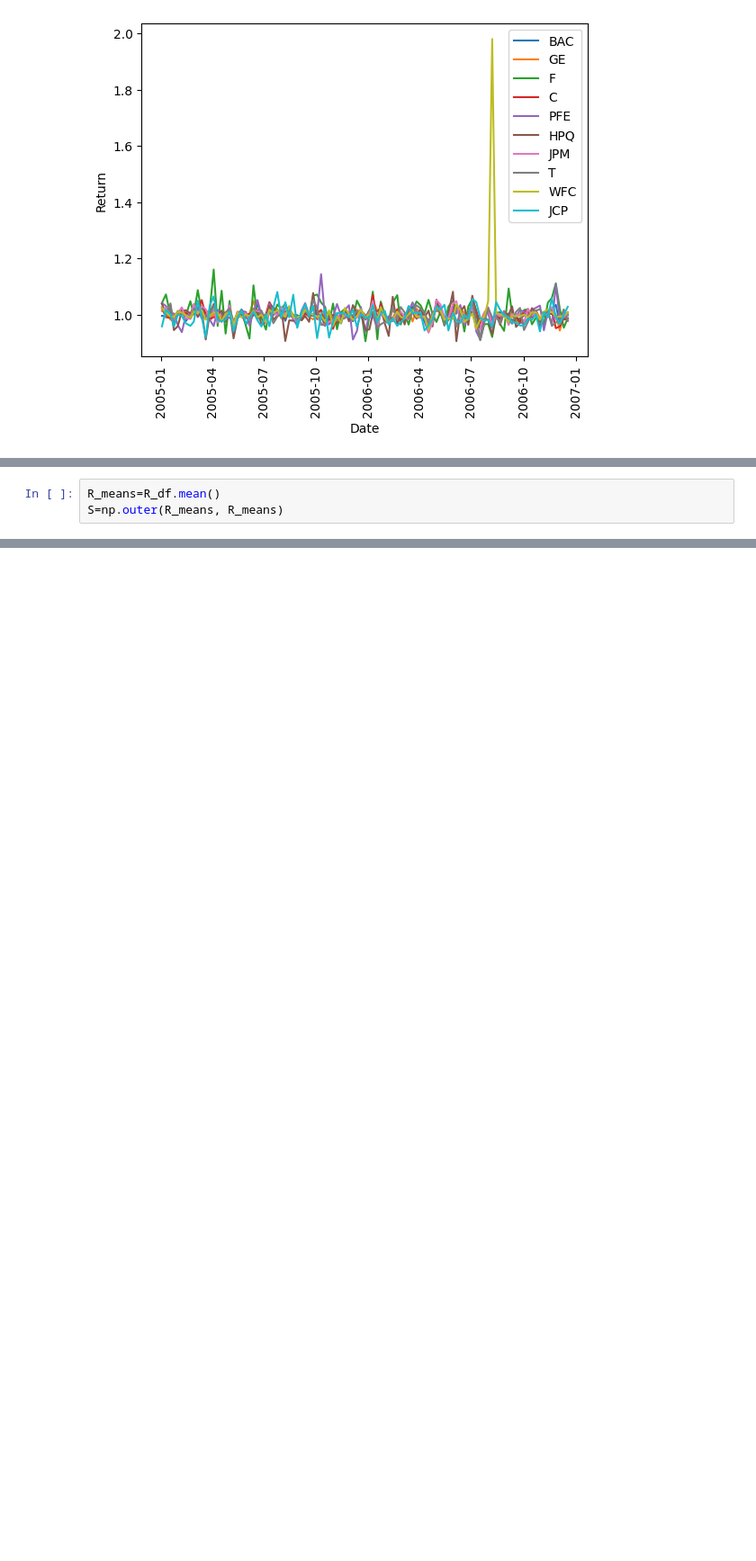
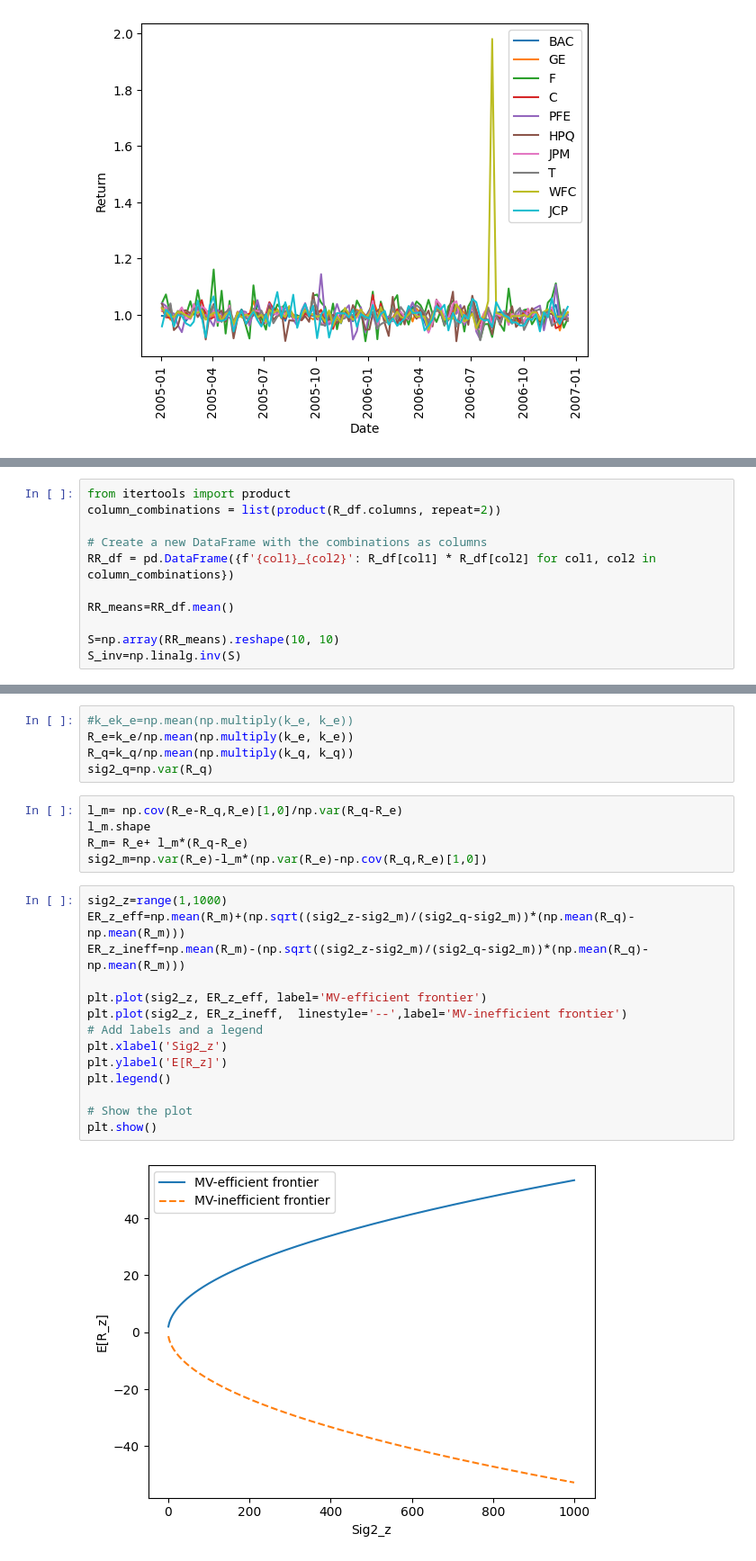
Before and after one commit to GiosueCavagna/FE_MeanVar_Analysis, a Jupyter notebook: MV_portfolio.ipynb, the cells around one changed output, grey strips where cells are left out. Shown at 90% size. Cells and saved outputs as stored; diff of their text form; blank space fills up the shorter version.

Commit message:
Update script with MV frontier

```diff
--- a/MV_portfolio.ipynb
+++ b/MV_portfolio.ipynb
@@ -43,3 +47,11 @@ plt.show()
 # %%
-R_means=R_df.mean()
-S=np.outer(R_means, R_means)
+from itertools import product
+column_combinations = list(product(R_df.columns, repeat=2))
+
+# Create a new DataFrame with the combinations as columns
+RR_df = pd.DataFrame({f'{col1}_{col2}': R_df[col1] * R_df[col2] for col1, col2 in column_combinations})
+
+RR_means=RR_df.mean()
+
+S=np.array(RR_means).reshape(10, 10)
+S_inv=np.linalg.inv(S)
@@ -47,0 +86,26 @@ k_e=
+# %%
+#k_ek_e=np.mean(np.multiply(k_e, k_e))
+R_e=k_e/np.mean(np.multiply(k_e, k_e))
+R_q=k_q/np.mean(np.multiply(k_q, k_q))
+sig2_q=np.var(R_q)
+# %%
+l_m= np.cov(R_e-R_q,R_e)[1,0]/np.var(R_q-R_e)
+l_m.shape
+R_m= R_e+ l_m*(R_q-R_e)
+sig2_m=np.var(R_e)-l_m*(np.var(R_e)-np.cov(R_q,R_e)[1,0])
+# %%
+sig2_z=range(1,1000)
+ER_z_eff=np.mean(R_m)+(np.sqrt((sig2_z-sig2_m)/(sig2_q-sig2_m))*(np.mean(R_q)-np.mean(R_m)))
+ER_z_ineff=np.mean(R_m)-(np.sqrt((sig2_z-sig2_m)/(sig2_q-sig2_m))*(np.mean(R_q)-np.mean(R_m)))
+
+plt.plot(sig2_z, ER_z_eff, label='MV-efficient frontier')
+plt.plot(sig2_z, ER_z_ineff,  linestyle='--',label='MV-inefficient frontier')
+# Add labels and a legend
+plt.xlabel('Sig2_z')
+plt.ylabel('E[R_z]')
+plt.legend()
+
+# Show the plot
+plt.show()
+# %% [output]
+[figure, added]
```
Also changed, not shown: parts of 3 cells of this notebook.
